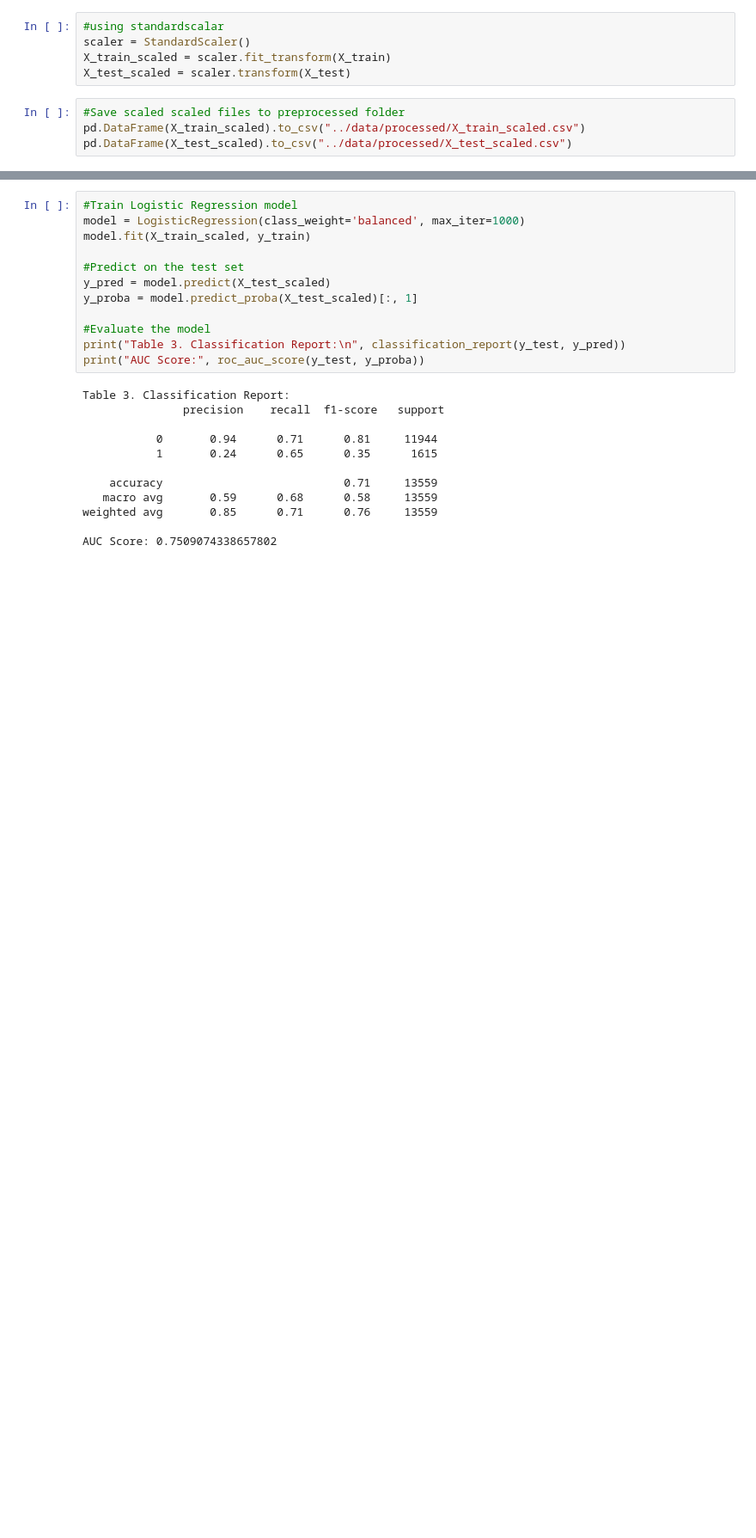
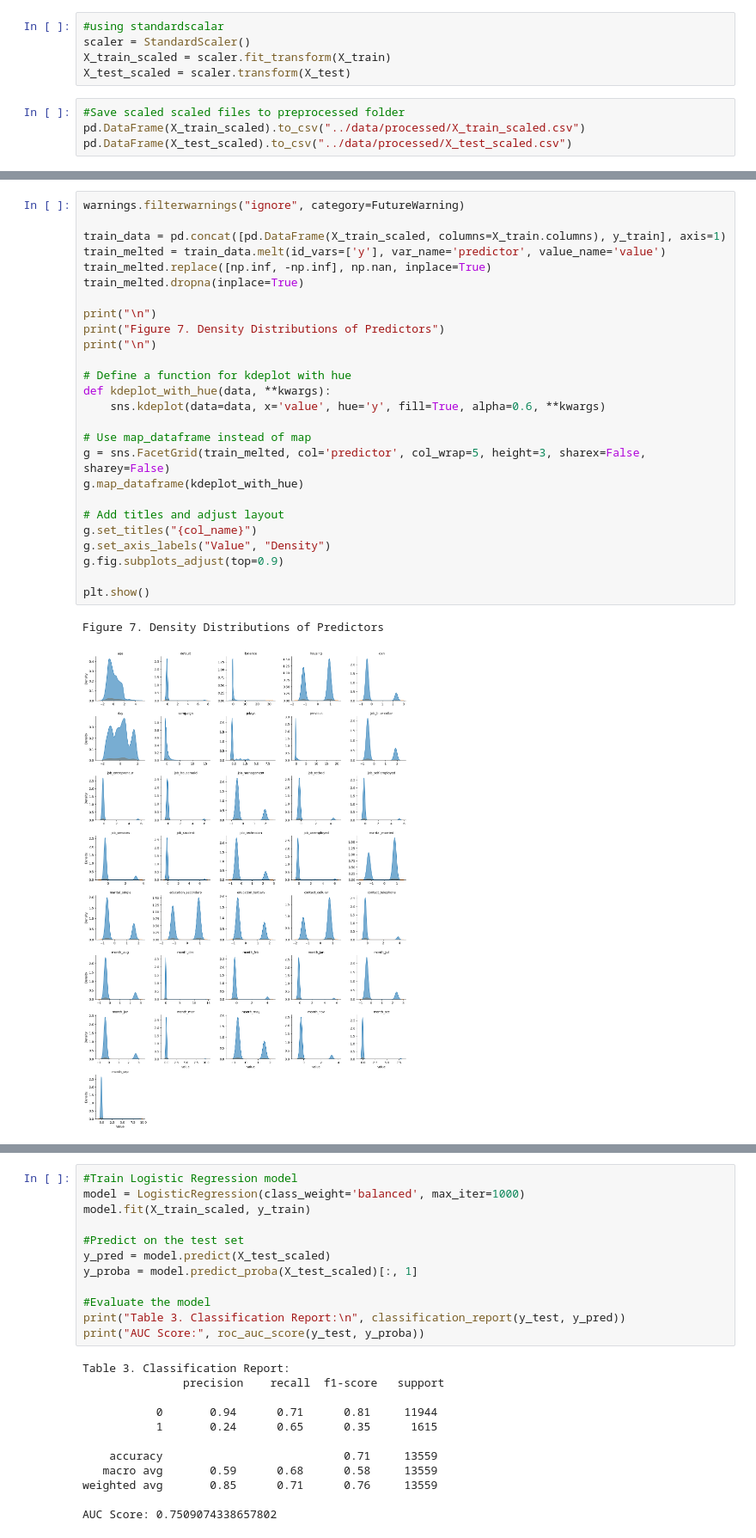
Before and after one commit to UBC-MDS/customer-term-deposits-predictor, a Jupyter notebook: analysis/customer-term-deposits-predictor.ipynb, the cells around one changed output, grey strips where cells are left out. Shown at 86% size. Cells and saved outputs as stored; diff of their text form; blank space fills up the shorter version.

Commit message:
add distribution plots

```diff
--- a/analysis/customer-term-deposits-predictor.ipynb
+++ b/analysis/customer-term-deposits-predictor.ipynb
@@ -415 +421,30 @@ alt.Chart(correlation_long).mark_rect().encode(
 [interactive output not drawn]
+# %%
+warnings.filterwarnings("ignore", category=FutureWarning)
+
+train_data = pd.concat([pd.DataFrame(X_train_scaled, columns=X_train.columns), y_train], axis=1)
+train_melted = train_data.melt(id_vars=['y'], var_name='predictor', value_name='value')
+train_melted.replace([np.inf, -np.inf], np.nan, inplace=True)
+train_melted.dropna(inplace=True)
+
+print("\n")
+print("Figure 7. Density Distributions of Predictors")
+print("\n")
+
+# Define a function for kdeplot with hue
+def kdeplot_with_hue(data, **kwargs):
+    sns.kdeplot(data=data, x='value', hue='y', fill=True, alpha=0.6, **kwargs)
+
+# Use map_dataframe instead of map
+g = sns.FacetGrid(train_melted, col='predictor', col_wrap=5, height=3, sharex=False, sharey=False)
+g.map_dataframe(kdeplot_with_hue)
+
+# Add titles and adjust layout
+g.set_titles("{col_name}")
+g.set_axis_labels("Value", "Density")
+g.fig.subplots_adjust(top=0.9)
+
+plt.show()
+# %% [output]
+Figure 7. Density Distributions of Predictors
+[figure, added]
```
Also changed, not shown: parts of 12 cells of this notebook, 1 other file.
